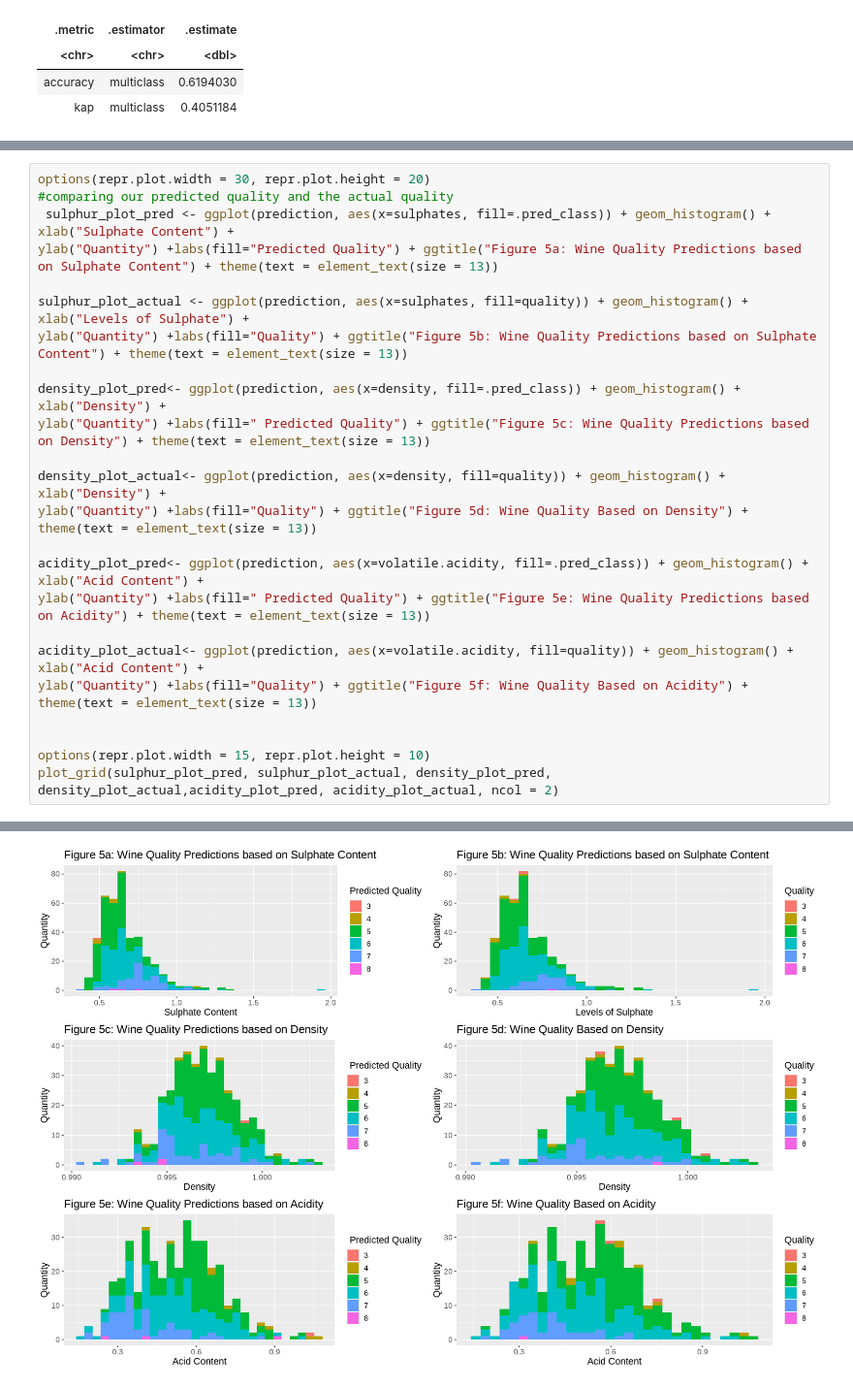
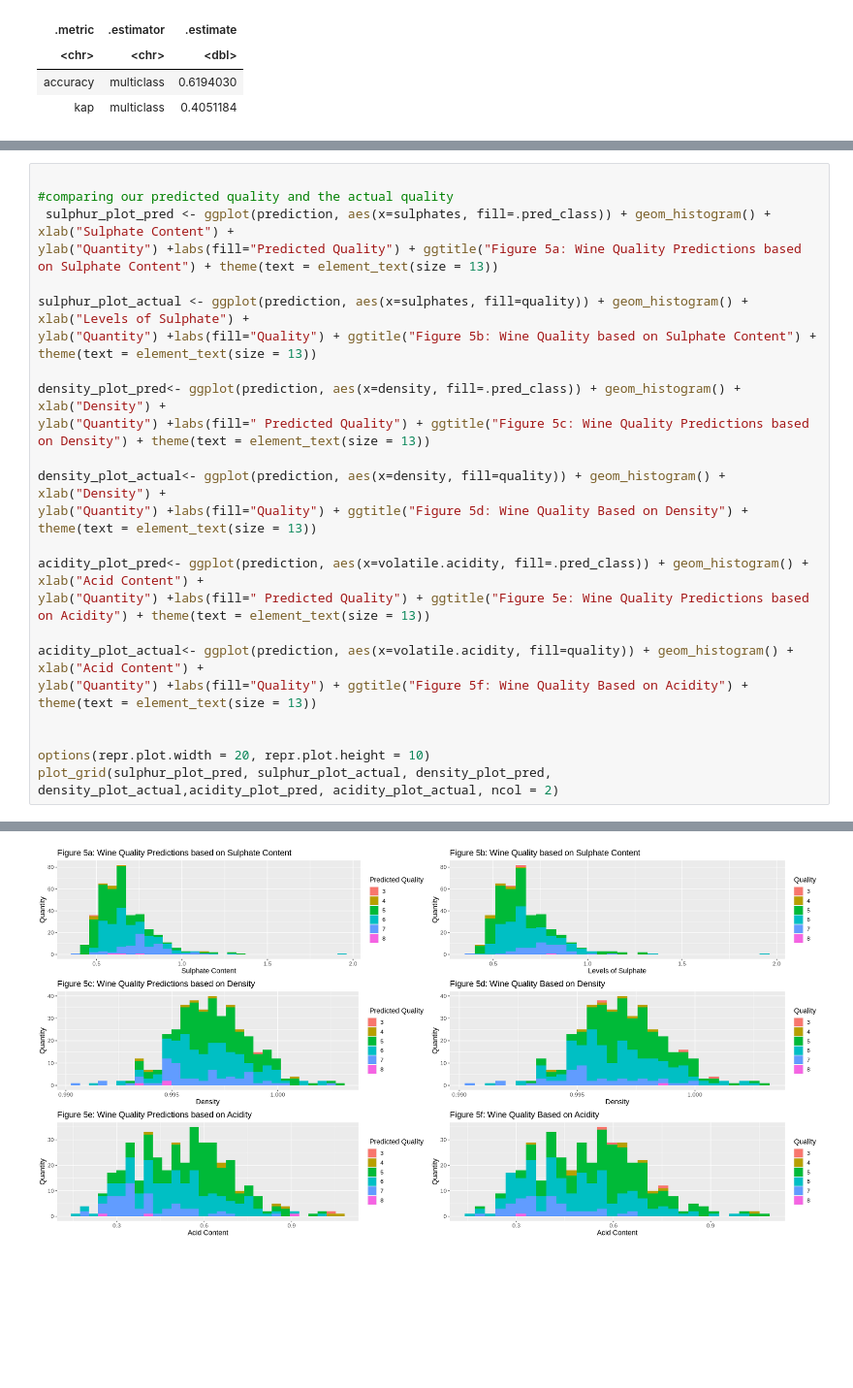
Before and after one commit to trushaan/f1_project_dsci100_163, a Jupyter notebook: proposal.ipynb, the cells around one changed output, grey strips where cells are left out. Shown at 97% size. Saved outputs shown, nothing was run; the diff lists cells and outputs as text; blank space fills up the shorter version.

```diff
--- a/proposal.ipynb
+++ b/proposal.ipynb
@@ -323,37 +362,37 @@ A tibble: 2 × 3
 # %%
-options(repr.plot.width = 30, repr.plot.height = 20)
+
 #comparing our predicted quality and the actual quality
  sulphur_plot_pred <- ggplot(prediction, aes(x=sulphates, fill=.pred_class)) + geom_histogram() + xlab("Sulphate Content") +
 ylab("Quantity") +labs(fill="Predicted Quality") + ggtitle("Figure 5a: Wine Quality Predictions based on Sulphate Content") + theme(text = element_text(size = 13))
 
 sulphur_plot_actual <- ggplot(prediction, aes(x=sulphates, fill=quality)) + geom_histogram() + xlab("Levels of Sulphate") +
-ylab("Quantity") +labs(fill="Quality") + ggtitle("Figure 5b: Wine Quality Predictions based on Sulphate Content") + theme(text = element_text(size = 13))
+ylab("Quantity") +labs(fill="Quality") + ggtitle("Figure 5b: Wine Quality based on Sulphate Content") + theme(text = element_text(size = 13))
 
 density_plot_pred<- ggplot(prediction, aes(x=density, fill=.pred_class)) + geom_histogram() + xlab("Density") +
 ylab("Quantity") +labs(fill=" Predicted Quality") + ggtitle("Figure 5c: Wine Quality Predictions based on Density") + theme(text = element_text(size = 13))
 
 density_plot_actual<- ggplot(prediction, aes(x=density, fill=quality)) + geom_histogram() + xlab("Density") +
 ylab("Quantity") +labs(fill="Quality") + ggtitle("Figure 5d: Wine Quality Based on Density") + theme(text = element_text(size = 13))
 
 acidity_plot_pred<- ggplot(prediction, aes(x=volatile.acidity, fill=.pred_class)) + geom_histogram() + xlab("Acid Content") +
 ylab("Quantity") +labs(fill=" Predicted Quality") + ggtitle("Figure 5e: Wine Quality Predictions based on Acidity") + theme(text = element_text(size = 13))
 
 acidity_plot_actual<- ggplot(prediction, aes(x=volatile.acidity, fill=quality)) + geom_histogram() + xlab("Acid Content") +
 ylab("Quantity") +labs(fill="Quality") + ggtitle("Figure 5f: Wine Quality Based on Acidity") + theme(text = element_text(size = 13))
 
 
-options(repr.plot.width = 15, repr.plot.height = 10)
+options(repr.plot.width = 20, repr.plot.height = 10)
 plot_grid(sulphur_plot_pred, sulphur_plot_actual, density_plot_pred, density_plot_actual,acidity_plot_pred, acidity_plot_actual, ncol = 2)
 # %% [output]
 `stat_bin()` using `bins = 30`. Pick better value with `binwidth`.
 
 `stat_bin()` using `bins = 30`. Pick better value with `binwidth`.
 
 `stat_bin()` using `bins = 30`. Pick better value with `binwidth`.
 
 `stat_bin()` using `bins = 30`. Pick better value with `binwidth`.
 
 `stat_bin()` using `bins = 30`. Pick better value with `binwidth`.
 
 `stat_bin()` using `bins = 30`. Pick better value with `binwidth`.
-[figure, old version]
+[figure, new version]
```
Also changed, not shown: parts of 15 cells of this notebook.
